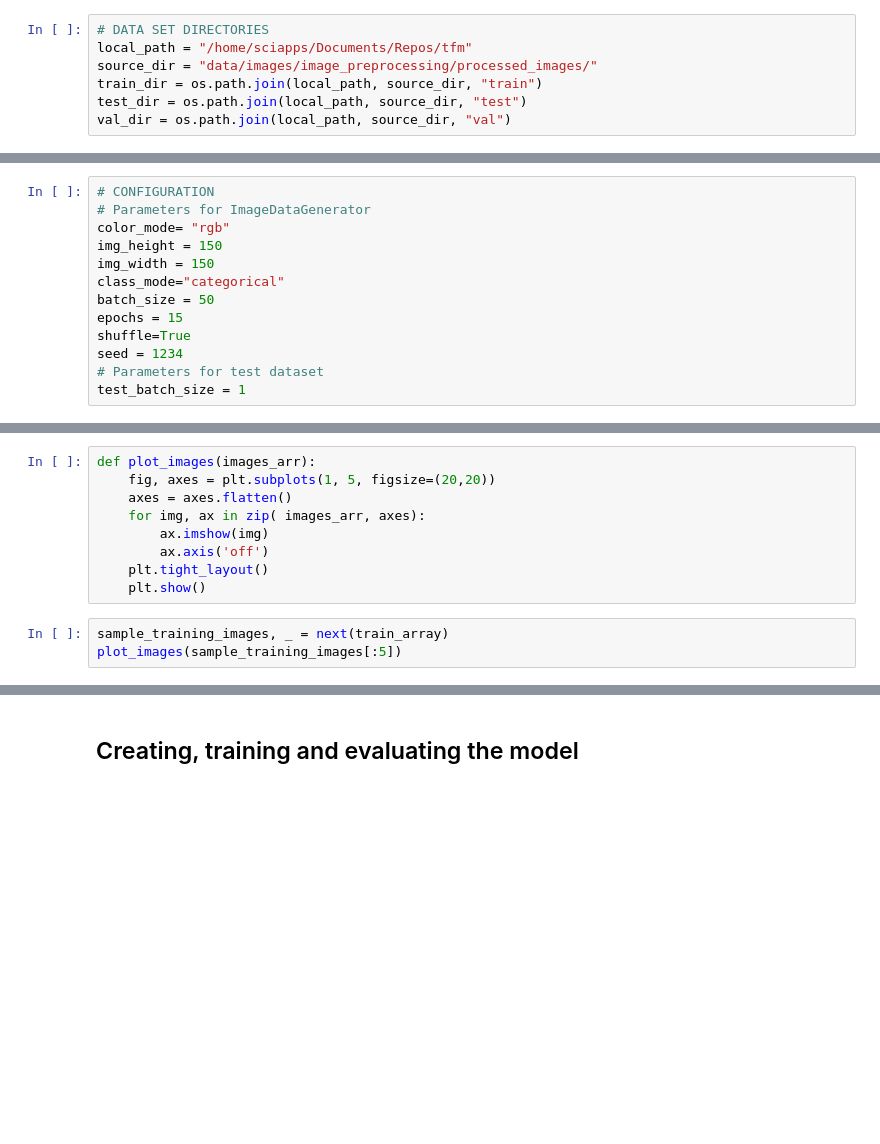
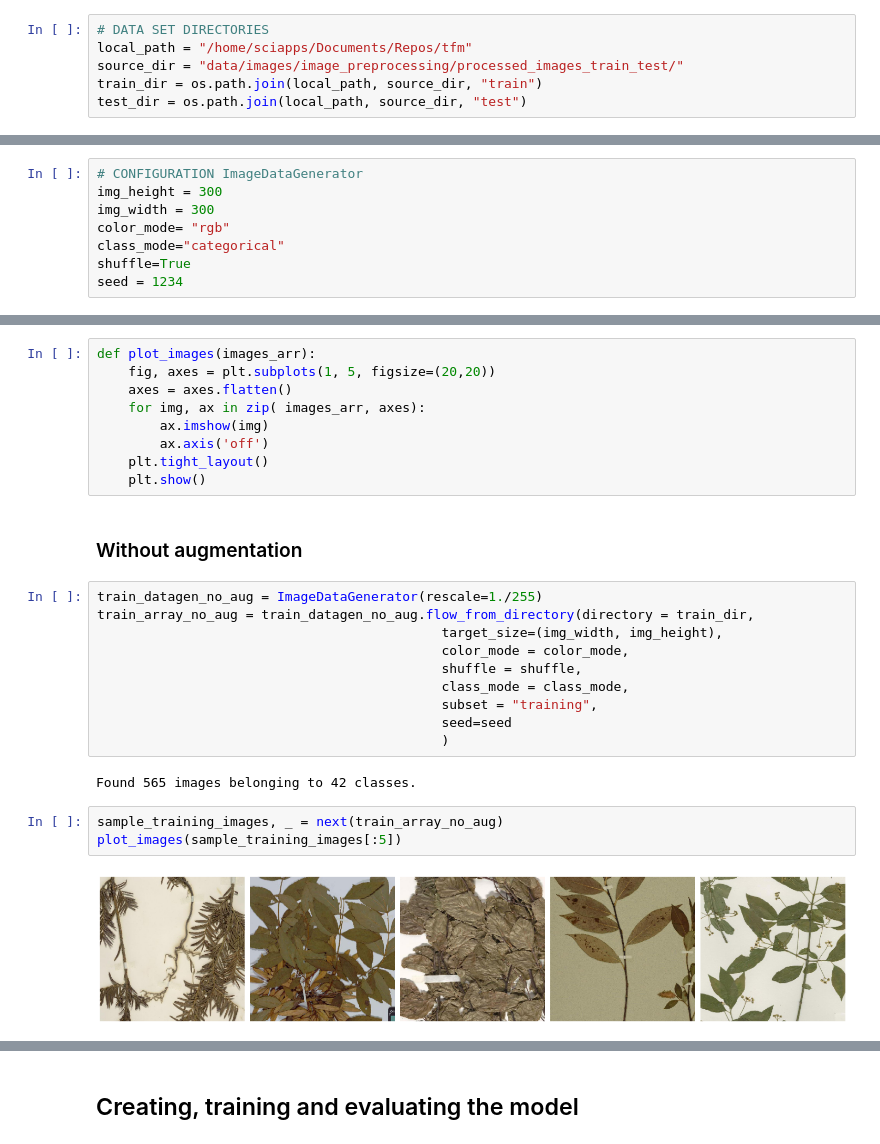
Before and after one commit to bertagallegoprm/Deep-learning-classifiers-for-plant-identification, a Jupyter notebook: models/image_classifier_nb.ipynb, the cells around one changed output, grey strips where cells are left out. Saved outputs shown, nothing was run; the diff lists cells and outputs as text; blank space fills up the shorter version.

```diff
--- a/models/image_classifier_nb.ipynb
+++ b/models/image_classifier_nb.ipynb
@@ -14,10 +14,9 @@ import matplotlib.pyplot as plt
 # %%
 # DATA SET DIRECTORIES
 local_path = "/home/sciapps/Documents/Repos/tfm"
-source_dir = "data/images/image_preprocessing/processed_images/"
+source_dir = "data/images/image_preprocessing/processed_images_train_test/"
 train_dir = os.path.join(local_path, source_dir, "train")
 test_dir = os.path.join(local_path, source_dir, "test")
-val_dir = os.path.join(local_path, source_dir, "val")
 # %%
 # LABELS
 class_names = sorted(os.listdir(train_dir))
@@ -49,15 +38,10 @@ Augmnetation methods:
 - Generate the batches of array image data (aka tensors) with the real-time data augmentation defined in the `ImageDataGenerator`.
 - Resize the arrays.
 # %%
-# CONFIGURATION
-# Parameters for ImageDataGenerator
+# CONFIGURATION ImageDataGenerator
+img_height = 300
+img_width = 300
 color_mode= "rgb"
-img_height = 150
-img_width = 150
 class_mode="categorical"
-batch_size = 50
-epochs = 15
 shuffle=True
 seed = 1234
-# Parameters for test dataset
-test_batch_size = 1
@@ -100,6 +54,22 @@ def plot_images(images_arr):
         ax.axis('off')
     plt.tight_layout()
     plt.show()
+# %% [markdown]
+### Without augmentation
+# %%
+train_datagen_no_aug = ImageDataGenerator(rescale=1./255)
+train_array_no_aug = train_datagen_no_aug.flow_from_directory(directory = train_dir,
+                                            target_size=(img_width, img_height),
+                                            color_mode = color_mode,
+                                            shuffle = shuffle,
+                                            class_mode = class_mode,
+                                            subset = "training",
+                                            seed=seed
+                                            )
+# %% [output]
+Found 565 images belonging to 42 classes.
 # %%
-sample_training_images, _ = next(train_array)
+sample_training_images, _ = next(train_array_no_aug)
 plot_images(sample_training_images[:5])
+# %% [output]
+[figure, added]
```
Also changed, not shown: parts of 16 cells of this notebook.
